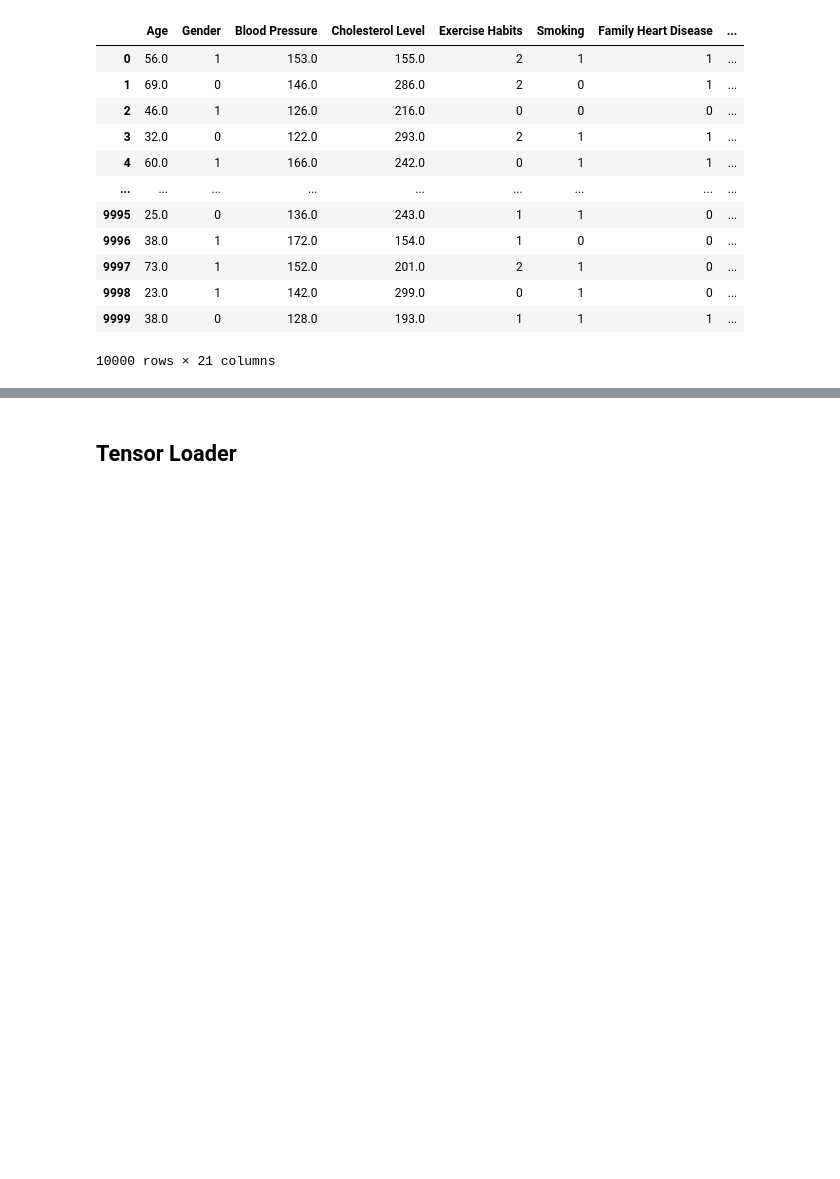
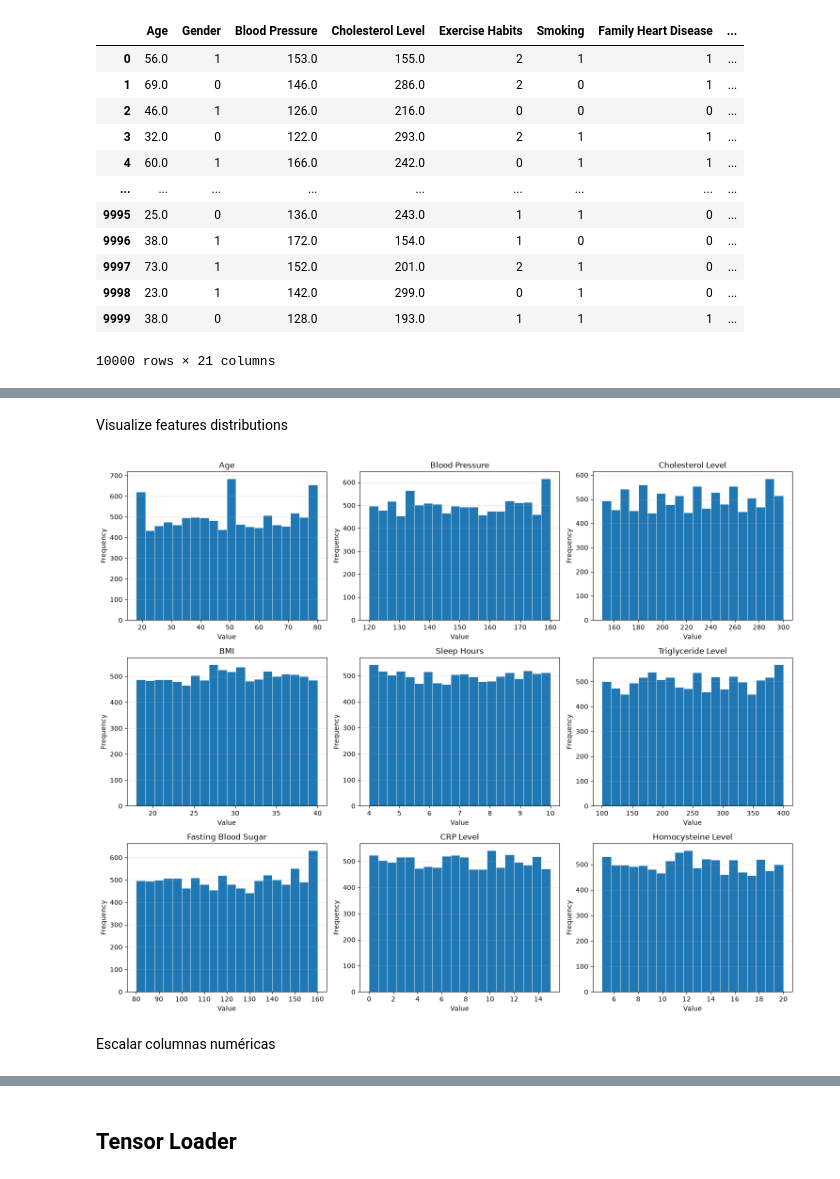
Before and after one commit to ingGibran/Deep-Learning-Notes, a Jupyter notebook: Proyects/heart_disease.ipynb, the cells around one changed output, grey strips where cells are left out. Cells and saved outputs as stored; diff of their text form; code cells hidden in the pictures; blank space fills up the shorter version.

Commit message:
scale data

```diff
--- a/Proyects/heart_disease.ipynb
+++ b/Proyects/heart_disease.ipynb
@@ -172,3 +174,6 @@ ordinal
 | 9998 | 0 | 1 | 2 | 1 |
 | 9999 | 1 | 2 | 1 | 2 |
 10000 rows × 4 columns
+# %%
+ordinal = ordinal.fillna(ordinal.median())
+ordinal.isna().sum()
@@ -191,0 +224,15 @@ data
+# %%
+features = [
+    'Age',
+    'Blood Pressure',
+    'Cholesterol Level',
+    'BMI',
+    'Sleep Hours',
+    'Triglyceride Level',
+    'Fasting Blood Sugar',
+    'CRP Level',
+    'Homocysteine Level'
+]
+
+data[features] = data[features].fillna(data[features].mean())
+len(data)
@@ -191,0 +278,48 @@ data
+# %% [markdown]
+Visualize features distributions
+# %%
+
+import matplotlib.pyplot as plt
+import numpy as np
+import math
+
+# Select numerical columns
+scaled = data.select_dtypes(include=np.number).dropna()
+
+# Number of columns and rows
+n_cols = 3
+n_rows = math.ceil(len(scaled.columns) / n_cols)
+
+# Create subplots
+fig, axes = plt.subplots(
+    n_rows,
+    n_cols,
+    figsize=(15, n_rows * 4)
+)
+
+axes = axes.flatten()
+
+# Plot each column
+for i, column in enumerate(scaled.columns):
+    axes[i].hist(
+        scaled[column],
+        bins=20,
+        linewidth=0.5,
+        edgecolor="white"
+    )
+
+    axes[i].set_title(column)
+    axes[i].set_xlabel("Value")
+    axes[i].set_ylabel("Frequency")
+    axes[i].grid(axis="y", alpha=0.3)
+
+# Remove unused subplots
+for i in range(len(scaled.columns), len(axes)):
+    fig.delaxes(axes[i])
+
+plt.tight_layout()
+plt.show()
+# %% [output]
+[figure, added]
+# %% [markdown]
+Escalar columnas numéricas
```
Also changed, not shown: parts of 13 cells of this notebook.
